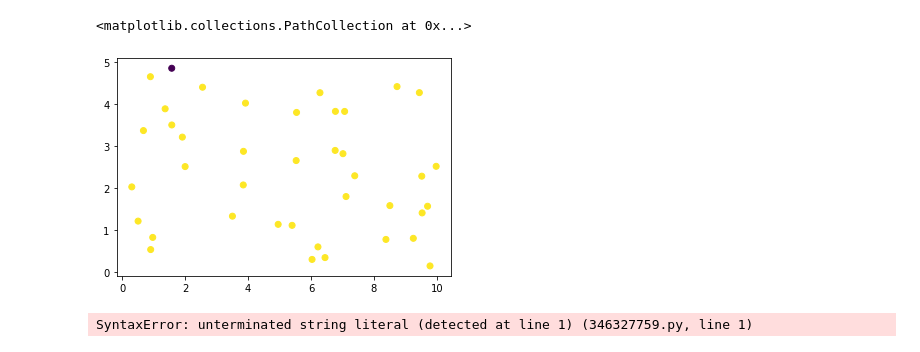
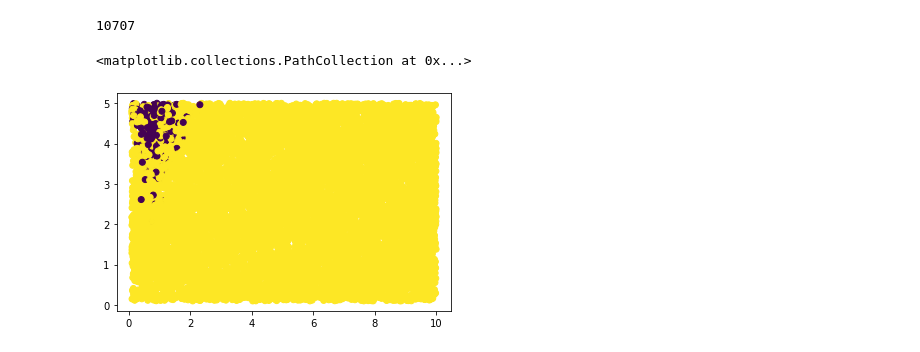
Before and after one commit to lgrcia/paper-nuance, a Jupyter notebook: workflows/synthetic_injection_recovery/notebooks/results.ipynb, the cells around one changed output. Drawn from its saved outputs; the diff is of its cells as text; code cells hidden in the pictures.

Commit message:
functions in scipts and more results viz

```diff
--- a/workflows/synthetic_injection_recovery/notebooks/results.ipynb
+++ b/workflows/synthetic_injection_recovery/notebooks/results.ipynb
@@ -24,14 +28,14 @@ def right_candidate(t0, period, true_t0, true_period, verbose=False):
     else:
         return same
 # %%
-detected = []
+wtls_detected = []
 relative_duration = []
 relative_depth = []
 
 for seed in seeds:
     params = yaml.full_load(open(f"../data/params/{seed}.yaml", "r"))
     result = yaml.full_load(open(f"../data/results/wotan_tls/{seed}.yaml", "r"))
-    detected.append(right_candidate(params['t0'], params['period'], result['t0'], result['period']))
+    wtls_detected.append(right_candidate(params['t0'], params['period'], result['t0'], result['period']))
     relative_depth.append(params['relative_depth'])
     relative_duration.append(params['relative_duration'])
 
@@ -51,6 +62,10 @@ from glob import glob
 import yaml
 
 params = glob("../data/results/nuance/*.yaml")
+# %%
+len(params)
+# %% [output]
+10707
 # %%
 seeds = [p.split("/")[-1].split(".")[0] for p in params]
 # %%
@@ -72,27 +87,26 @@ def right_candidate(t0, period, true_t0, true_period, verbose=False):
     else:
         return same
 # %%
-detected = []
+nuance_detected = []
 relative_duration = []
 relative_depth = []
 
 for seed in seeds:
     params = yaml.full_load(open(f"../data/params/{seed}.yaml", "r"))
     result = yaml.full_load(open(f"../data/results/nuance/{seed}.yaml", "r"))
-    detected.append(right_candidate(params['t0'], params['period'], result['t0'], result['period']))
+    nuance_detected.append(right_candidate(params['t0'], params['period'], result['t0'], result['period']))
     relative_depth.append(params['relative_depth'])
     relative_duration.append(params['relative_duration'])
 
 amp = np.array(relative_depth)
 var = np.array(relative_duration)
+# %%
+nuance_detected = np.array(nuance_detected)
+wtls_detected = np.array(wtls_detected)
 # %%
 import matplotlib.pyplot as plt
 
-plt.scatter(relative_duration, relative_depth, c=detected)
+plt.scatter(relative_duration, relative_depth, c=nuance_detected)
 # %% [output]
 <matplotlib.collections.PathCollection at 0x...>
-[figure, old version]
+[figure, new version]
-# %%
-df.to_csv(")
-# %% [output]
-SyntaxError: unterminated string literal (detected at line 1) (346327759.py, line 1)
```
Also changed, not shown: parts of 6 cells of this notebook, 5 other files.
